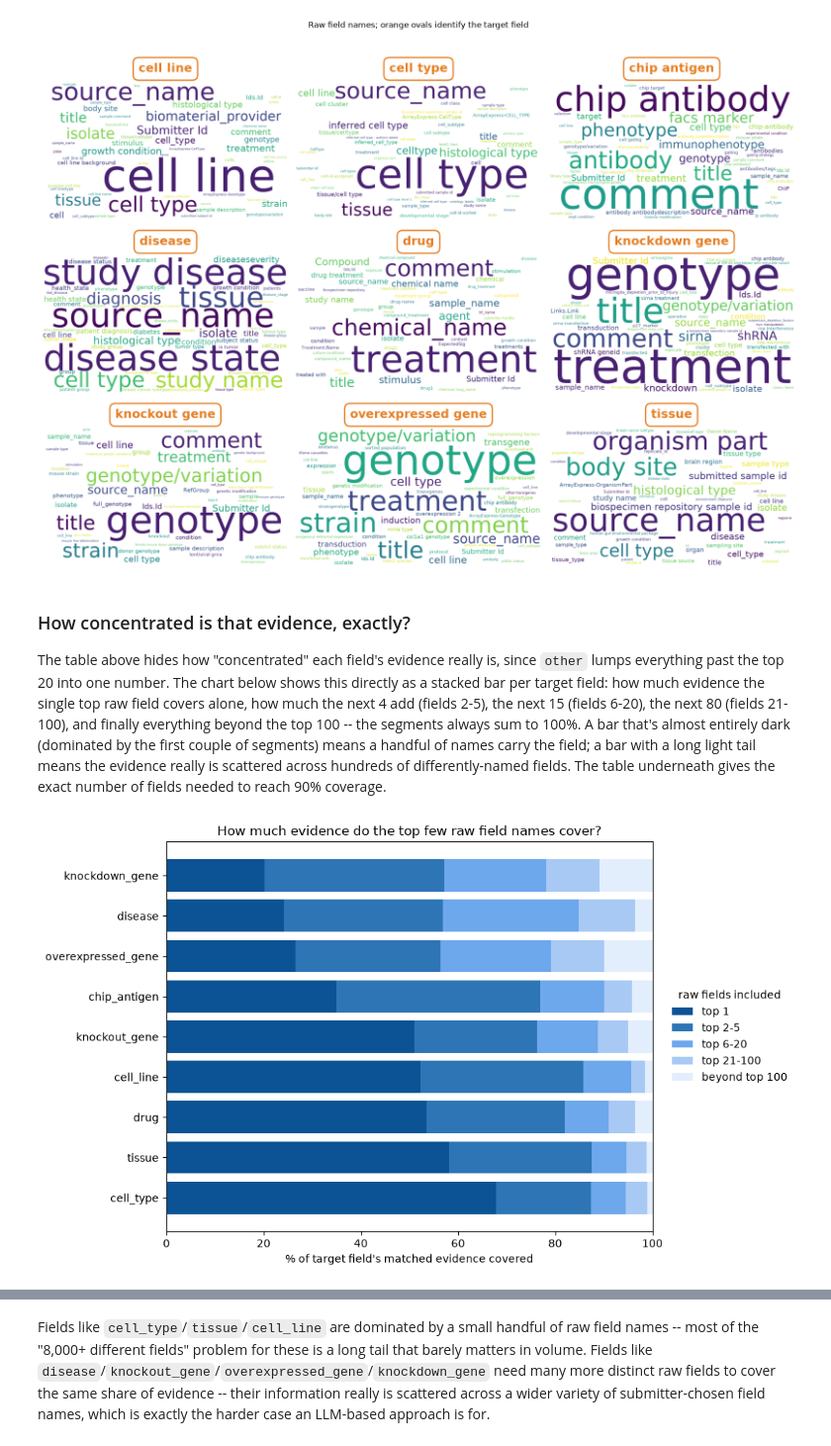
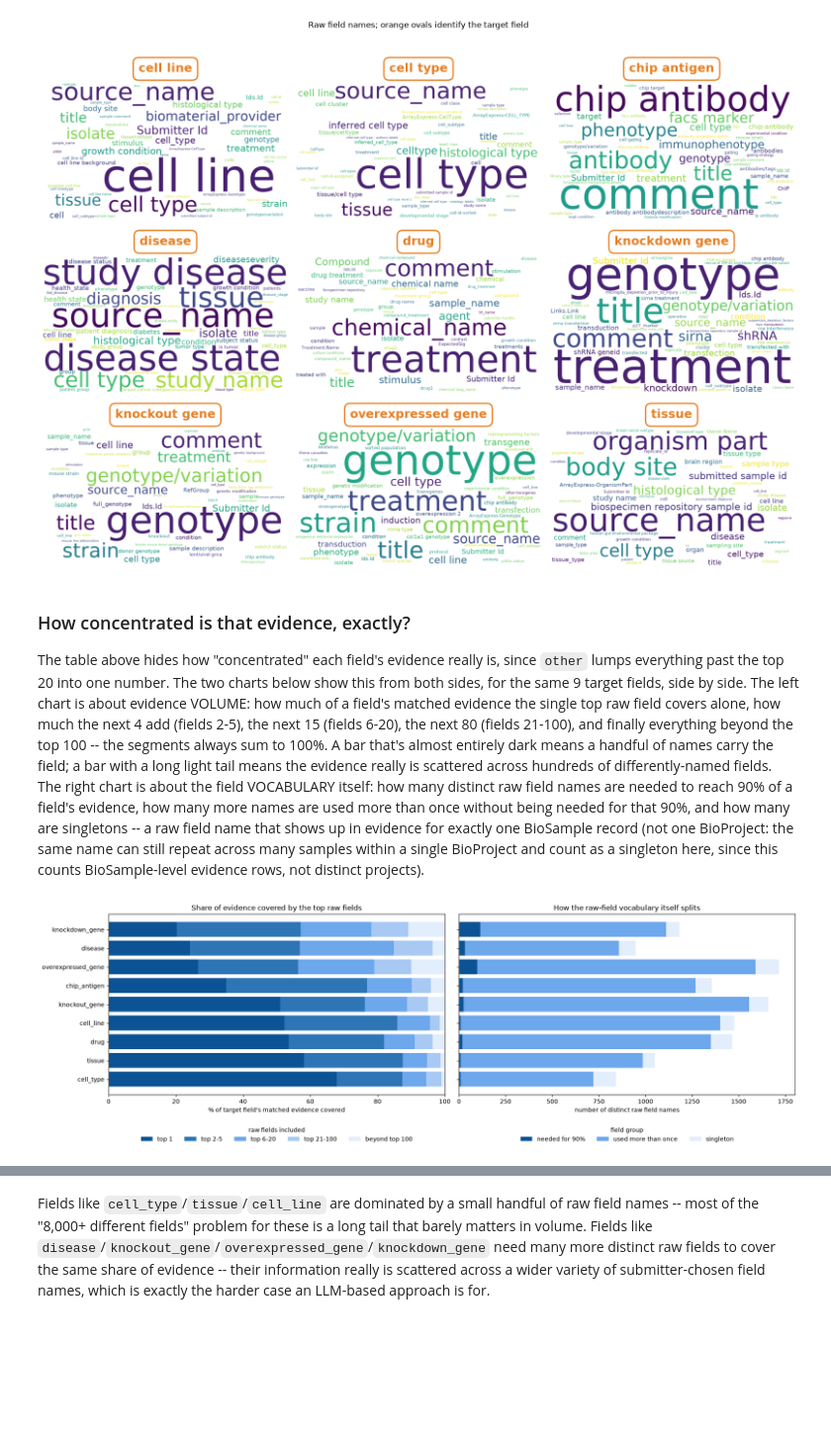
Before and after one commit to nuriafari/BH26_BioSample_bsllmner_mk2_value_provenance, a Jupyter notebook: notebooks/biosample_trace_back_analysis.ipynb, the cells around one changed output, grey strips where cells are left out. Shown at 99% size. Cells and saved outputs as stored; diff of their text form; code cells hidden in the pictures; blank space fills up the shorter version.

```diff
--- a/notebooks/biosample_trace_back_analysis.ipynb
+++ b/notebooks/biosample_trace_back_analysis.ipynb
@@ -296,48 +360,88 @@ plot_raw_field_tag_clouds(exploded)
 # %% [markdown]
 ### How concentrated is that evidence, exactly?
 
-The table above hides how "concentrated" each field's evidence really is, since `other` lumps everything past the top 20 into one number. The chart below shows this directly as a stacked bar per target field: how much evidence the single top raw field covers alone, how much the next 4 add (fields 2-5), the next 15 (fields 6-20), the next 80 (fields 21-100), and finally everything beyond the top 100 -- the segments always sum to 100%. A bar that's almost entirely dark (dominated by the first couple of segments) means a handful of names carry the field; a bar with a long light tail means the evidence really is scattered across hundreds of differently-named fields. The table underneath gives the exact number of fields needed to reach 90% coverage.
+The table above hides how "concentrated" each field's evidence really is, since `other` lumps everything past the top 20 into one number. The two charts below show this from both sides, for the same 9 target fields, side by side. The left chart is about evidence VOLUME: how much of a field's matched evidence the single top raw field covers alone, how much the next 4 add (fields 2-5), the next 15 (fields 6-20), the next 80 (fields 21-100), and finally everything beyond the top 100 -- the segments always sum to 100%. A bar that's almost entirely dark means a handful of names carry the field; a bar with a long light tail means the evidence really is scattered across hundreds of differently-named fields. The right chart is about the field VOCABULARY itself: how many distinct raw field names are needed to reach 90% of a field's evidence, how many more names are used more than once without being needed for that 90%, and how many are singletons -- a raw field name that shows up in evidence for exactly one BioSample record (not one BioProject: the same name can still repeat across many samples within a single BioProject and count as a singleton here, since this counts BioSample-level evidence rows, not distinct projects).
 # %%
-# % OF EVIDENCE COVERED BY THE TOP 1 / 5 / 20 / 100 RAW FIELDS, PER TARGET FIELD (STACKED, INCREMENTAL)
-def plot_concentration_at_thresholds(
-    exploded: pd.DataFrame, thresholds: tuple[int, ...] = (1, 5, 20, 100), figsize: tuple[float, float] = (10, 6)
-) -> None:
+# EVIDENCE CONCENTRATION, TWO VIEWS SIDE BY SIDE: SHARE OF EVIDENCE VS. SIZE OF THE FIELD VOCABULARY
+def concentration_by_threshold_segments(
+    exploded: pd.DataFrame, thresholds: tuple[int, ...] = (1, 5, 20, 100)
+) -> tuple[pd.DataFrame, list[str]]:
     rows = []
     for target_field in TARGET_FIELDS:
         counts = exploded.loc[exploded["target_field"] == target_field, "raw_field"].value_counts()
         curve = concentration_curve(counts)
         cum = {t: curve.loc[curve["n_fields"] == min(t, len(curve)), "pct_covered"].iloc[0] for t in thresholds}
         rows.append({"target_field": target_field, **cum})
     table = pd.DataFrame(rows).set_index("target_field").sort_values(thresholds[0], ascending=False)
 
     # cumulative coverage per threshold -> incremental segments, so the stacked bar sums to 100%
     segment_labels = [f"top {thresholds[0]}"]
     segment_labels += [f"top {thresholds[i - 1] + 1}-{thresholds[i]}" for i in range(1, len(thresholds))]
     segment_labels += [f"beyond top {thresholds[-1]}"]
 
     segments = pd.DataFrame(index=table.index)
     segments[segment_labels[0]] = table[thresholds[0]]
     for i in range(1, len(thresholds)):
         segments[segment_labels[i]] = table[thresholds[i]] - table[thresholds[i - 1]]
     segments[segment_labels[-1]] = 100 - table[thresholds[-1]]
+    return segments, segment_labels
 
-    colors = ["#0b5394", "#2e75b6", "#6da7ec", "#a8c9f4", "#e3eefc"][: len(segment_labels)]
-    fig, ax = plt.subplots(figsize=figsize)
-    y_pos = range(len(segments))
-    left = pd.Series(0.0, index=segments.index)
-    for label, color in zip(segment_labels, colors):
-        ax.barh(y_pos, segments[label], left=left, label=label, color=color)
-        left += segments[label]
-    ax.set_yticks(list(y_pos))
-    ax.set_yticklabels(segments.index)
-    ax.set_xlim(0, 100)
-    ax.set_xlabel("% of target field's matched evidence covered")
-    ax.set_title("How much evidence do the top few raw field names cover?")
-    ax.legend(title="raw fields included", loc="center left", bbox_to_anchor=(1.02, 0.5), frameon=False)
+
+def field_count_segments(exploded: pd.DataFrame, threshold: float = 90.0) -> tuple[pd.DataFrame, list[str]]:
+    """Splits each target field's raw-field VOCABULARY (a count of distinct names, not evidence
+    volume) into three non-overlapping groups: the top names needed to reach `threshold`% of
+    evidence, the rest of the names used more than once, and singletons (see the markdown above
+    for exactly what "singleton" counts).
+    """
+    rows = []
+    for target_field in TARGET_FIELDS:
+        counts = exploded.loc[exploded["target_field"] == target_field, "raw_field"].value_counts()
+        curve = concentration_curve(counts)
+        n_for_threshold = int(curve.loc[curve["pct_covered"] >= threshold, "n_fields"].min())
+        n_used_more_than_once = int((counts > 1).sum())
+        n_singleton = int((counts == 1).sum())
+        n_for_threshold = min(n_for_threshold, n_used_more_than_once)  # guards a fully flat field where even the top names are singletons
+        rows.append(
+            {
+                "target_field": target_field,
+                f"needed for {int(threshold)}%": n_for_threshold,
+                "used more than once": n_used_more_than_once - n_for_threshold,
+                "singleton": n_singleton,
+            }
+        )
+    segments = pd.DataFrame(rows).set_index("target_field")
+    return segments, list(segments.columns)
+
+
+def plot_evidence_concentration(exploded: pd.DataFrame, figsize: tuple[float, float] = (18, 6)) -> None:
+    threshold_segments, threshold_labels = concentration_by_threshold_segments(exploded)
+    field_segments, field_labels = field_count_segments(exploded)
+    order = threshold_segments.index  # both panels share the same target-field order (by top-1 concentration)
+    field_segments = field_segments.loc[order]
+
+    threshold_colors = ["#0b5394", "#2e75b6", "#6da7ec", "#a8c9f4", "#e3eefc"][: len(threshold_labels)]
+    field_colors = ["#0b5394", "#6da7ec", "#e3eefc"]  # same blue family as the left panel, light = long tail in both
+
+    fig, (ax_pct, ax_count) = plt.subplots(1, 2, figsize=figsize, sharey=True)
+    y_pos = range(len(order))
+    for ax, segments, labels, colors, xlabel, title, legend_title in [
+        (ax_pct, threshold_segments, threshold_labels, threshold_colors, "% of target field's matched evidence covered", "Share of evidence covered by the top raw fields", "raw fields included"),
+        (ax_count, field_segments, field_labels, field_colors, "number of distinct raw field names", "How the raw-field vocabulary itself splits", "field group"),
+    ]:
+        left = pd.Series(0.0, index=segments.index)
+        for label, color in zip(labels, colors):
+            ax.barh(y_pos, segments[label], left=left, label=label, color=color)
+            left += segments[label]
+        ax.set_yticks(list(y_pos))
+        ax.set_yticklabels(order)
+        ax.set_xlabel(xlabel)
+        ax.set_title(title)
+        ax.legend(title=legend_title, loc="upper center", bbox_to_anchor=(0.5, -0.15), ncol=len(labels), frameon=False)
+    ax_pct.set_xlim(0, 100)
     plt.tight_layout()
     plt.show()
 
 
-plot_concentration_at_thresholds(exploded)
+plot_evidence_concentration(exploded)
 # %% [output]
-[figure, old version]
+[figure, new version]
```
Also changed, not shown: parts of 29 cells of this notebook, 7 other files.
